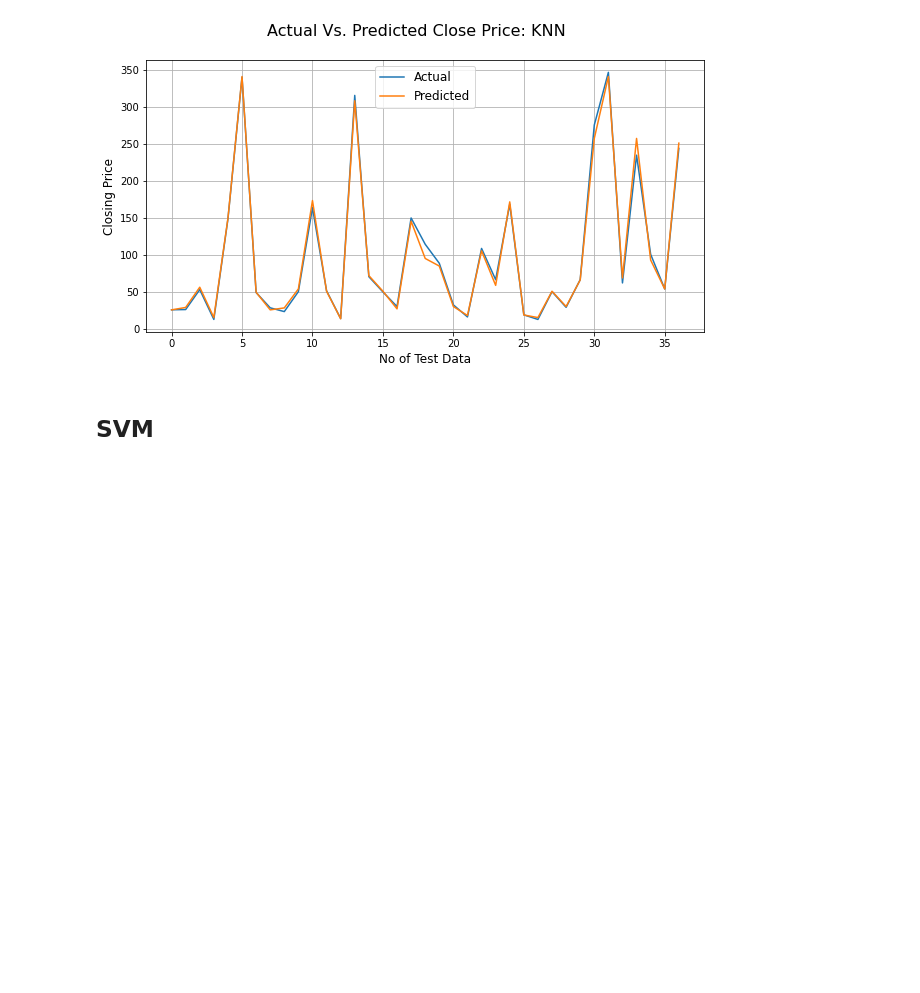
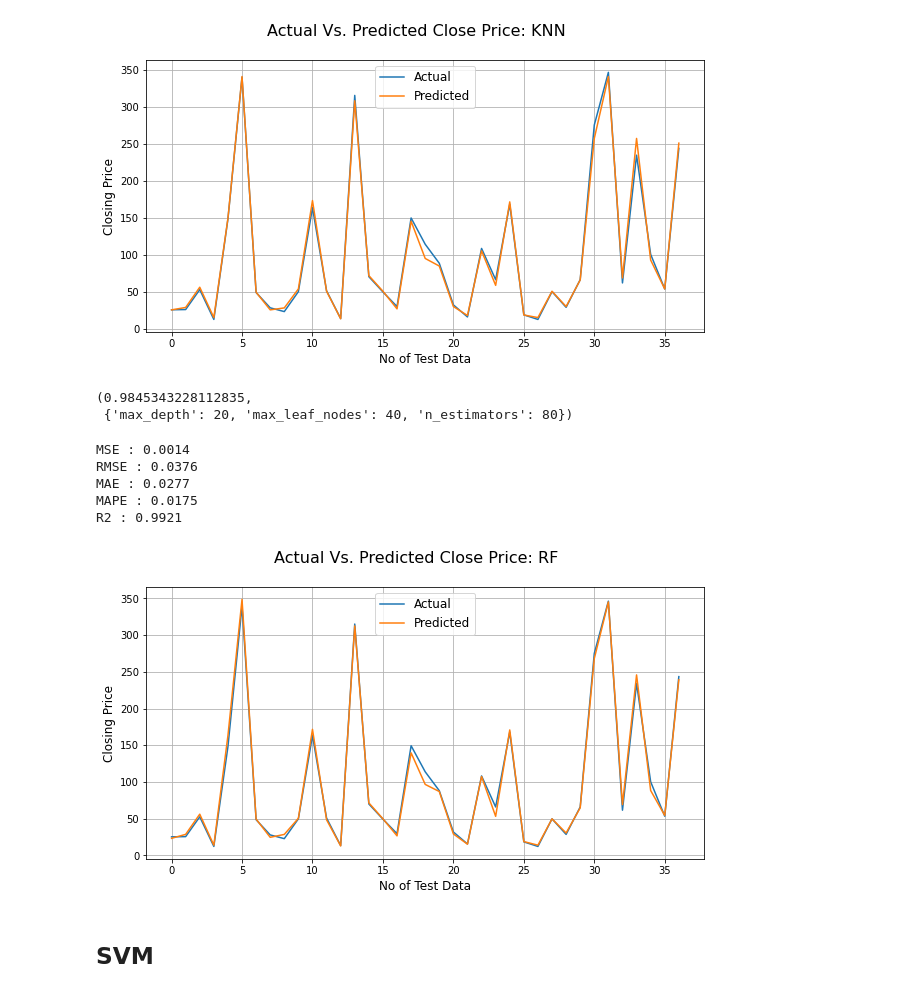
Before and after one commit to sameersat96/Yes-Bank-Stock-Closing_Price_Prediction, a Jupyter notebook: Yes_Bank_Stock_Closing_Price_Prediction.ipynb, the cells around one changed output. Drawn from its saved outputs; the diff is of its cells as text; code cells hidden in the pictures; blank space fills up the shorter version.

```diff
--- a/Yes_Bank_Stock_Closing_Price_Prediction.ipynb
+++ b/Yes_Bank_Stock_Closing_Price_Prediction.ipynb
@@ -1237,3 +1239,43 @@ plt.grid()
+# %%
+rf_model = RandomForestRegressor()
+#Defining the hypertuning parameters
+n_estimators=[60,80,100]
+max_depth=[15,20]
+max_leaf_nodes=[40,60,80]
+params = {'n_estimators':n_estimators,'max_depth':max_depth ,'max_leaf_nodes':max_leaf_nodes}
+
+rf_grid= GridSearchCV(rf_model,param_grid=params,verbose=0)
+rf_grid.fit(X_train, y_train)
+
+rf_grid.best_score_ , rf_grid.best_params_
+# %% [output]
+(0.9845343228112835,
+ {'max_depth': 20, 'max_leaf_nodes': 40, 'n_estimators': 80})
+# %%
+y_rf_pred=rf_grid.predict(X_test)
+# %%
+print("MSE :",round(mean_squared_error(y_test, y_rf_pred), 4))
+print("RMSE :",round(math.sqrt(mean_squared_error(y_test, y_rf_pred)),4))
+print("MAE :",round(mean_absolute_error(y_test, y_rf_pred),4))
+print("MAPE :",round(mean_absolute_percentage_error(y_test, y_rf_pred),4))
+print("R2 :",round(r2_score(y_test, y_rf_pred), 4))
+# %% [output]
+MSE : 0.0014
+RMSE : 0.0376
+MAE : 0.0277
+MAPE : 0.0175
+R2 : 0.9921
+# %%
+plt.figure(figsize=(10,5))
+plt.plot(10**(np.array(y_test)))
+plt.plot(10**(y_rf_pred))
+plt.suptitle('Actual Vs. Predicted Close Price: RF', fontsize=16)
+plt.legend(['Actual','Predicted'], fontsize=12)
+plt.xlabel('No of Test Data', fontsize=12)
+plt.ylabel('Closing Price', fontsize=12)
+plt.grid()
+# %% [output]
+[figure, added]
 # %% [markdown]
 ## **SVM**
 # %% [markdown]
```
Also changed, not shown: parts of 8 cells of this notebook.
